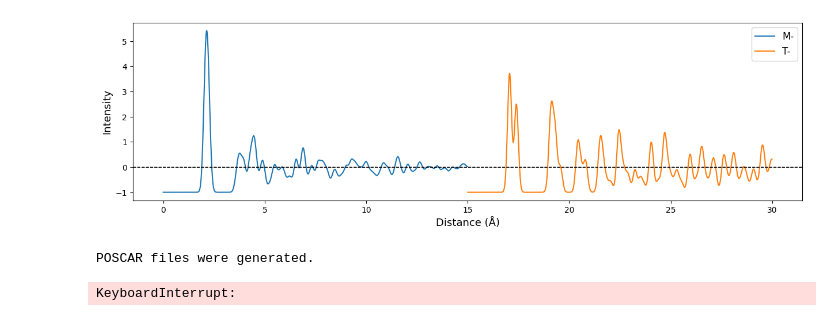
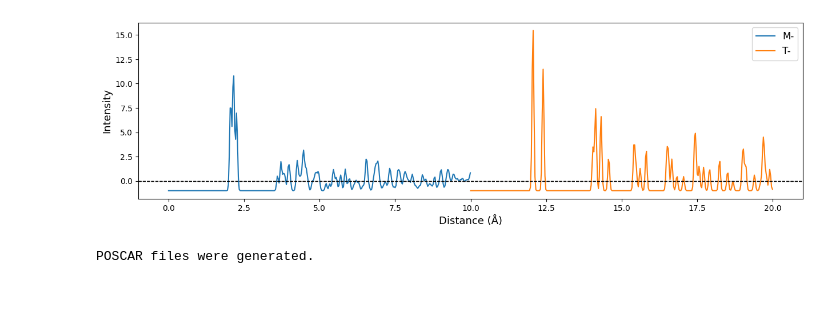
Before and after one commit to TY-Jeong/VacHopPy, a Jupyter notebook: example/3.FingerPrint/fingerprint.ipynb, the cells around one changed output. Cells and saved outputs as stored; diff of their text form; code cells hidden in the pictures; blank space fills up the shorter version.

```diff
--- a/example/3.FingerPrint/fingerprint.ipynb
+++ b/example/3.FingerPrint/fingerprint.ipynb
@@ -8,29 +8,29 @@ from vachoppy.trajectory import LatticeHopping
 from vachoppy.fingerprint import FingerPrint, CosineDistance
 # %%
 # Rmax, delta, sigma = 20, 0.004, 0.1
-Rmax, delta, sigma = 15, 0.01, 0.1
+Rmax, delta, sigma = 10, 0.03, 0.03
 
 fp_m = FingerPrint(A='Hf',
                    B='O',
                    poscar='poscars_hfo2/POSCAR_mHfO2',
                    Rmax=Rmax,
                    delta=delta,
                    sigma=sigma)
 
 fp_t = FingerPrint(A='Hf',
                    B='O',
                    poscar='poscars_hfo2/POSCAR_tHfO2',
                    Rmax=Rmax,
                    delta=delta,
                    sigma=sigma)
 
 # plot fingerprints
 plt.figure(figsize=(15, 4))
 fp_m.plot_fingerprint(disp=False, label='M-')
 fp_t.plot_fingerprint(disp=False, R=fp_t.R+Rmax, label='T-')
 plt.show()
 # %% [output]
-[figure, old version]
+[figure, new version]
 # %%
 poscar_perf = 'xdatcar.2200K/POSCAR_SUPERCELL'
 xdatcar = 'xdatcar.2200K/XDATCAR_02'
@@ -59,7 +59,6 @@ for i in tqdm(range(traj.num_step),
     fp_traj += [fp_i]
 # %% [output]
 POSCAR files were generated.
-KeyboardInterrupt:
 # %%
 dist_m = np.zeros(traj.num_step)
 dist_t = np.zeros(traj.num_step)
```
Also changed, not shown: parts of 1 cell of this notebook, 4 other files.
